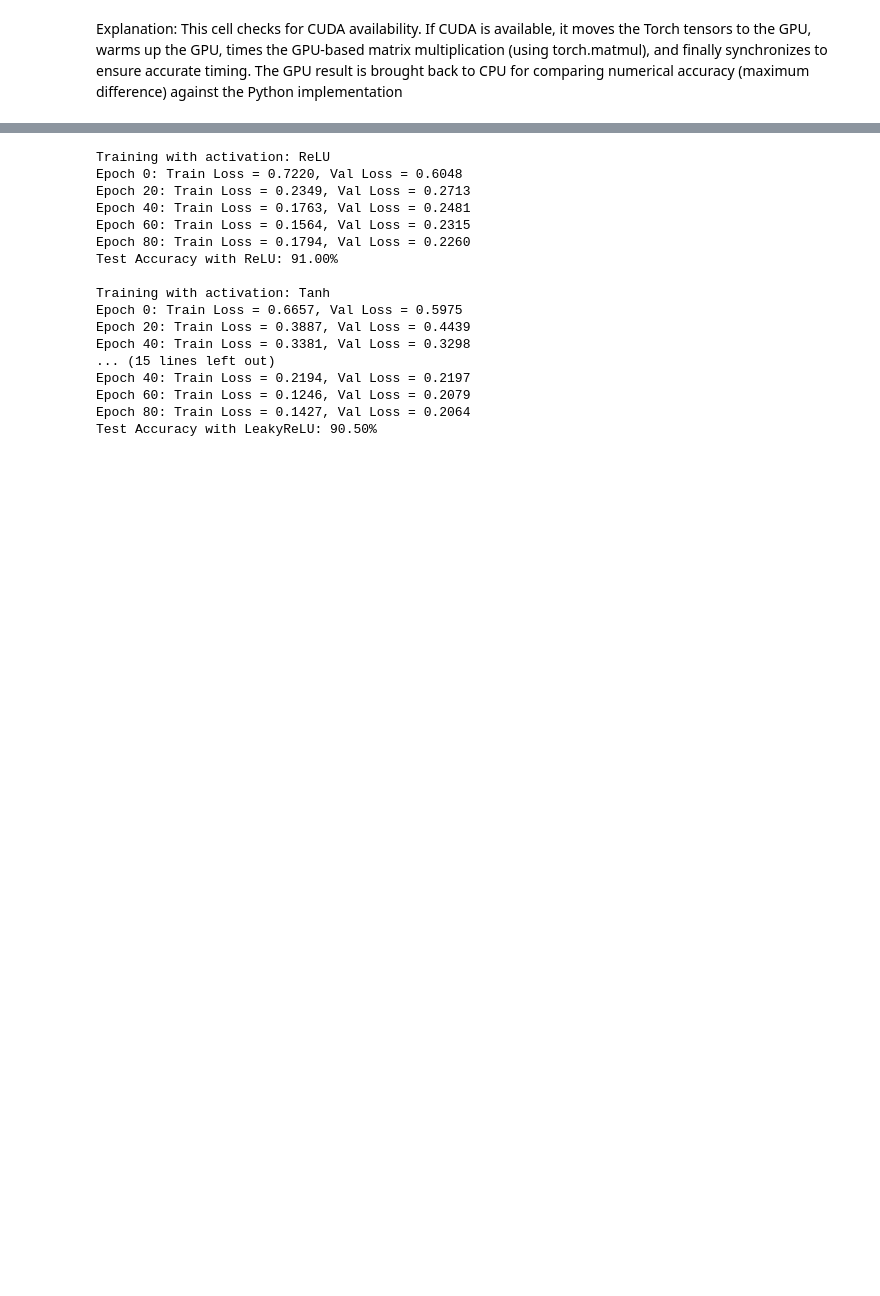
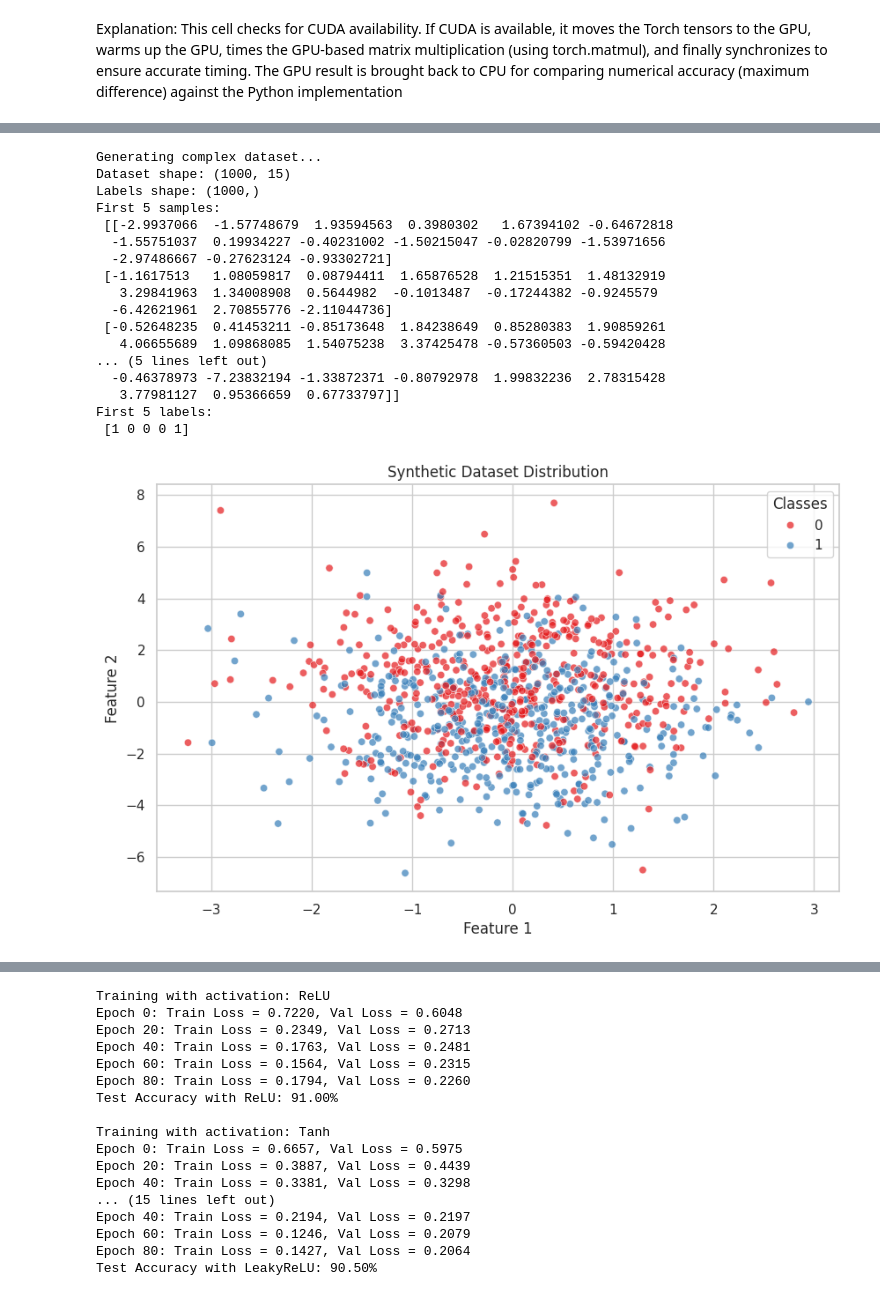
Before and after one commit to OrestisMakris/ACM-Upatras-SIG-ML, a Jupyter notebook: FeedForwardNN.ipynb, the cells around one changed output, grey strips where cells are left out. Saved outputs shown, nothing was run; the diff lists cells and outputs as text; code cells hidden in the pictures; blank space fills up the shorter version.

```diff
--- a/FeedForwardNN.ipynb
+++ b/FeedForwardNN.ipynb
@@ -232,6 +269,43 @@ def generate_complex_dataset(n_samples=1000, n_features=15, n_classes=2,
         **kwargs
     )
     return X, y
+# %%
+print("Generating complex dataset...")
+X, y = generate_complex_dataset(n_samples=1000, n_features=15, n_classes=2, class_separation=0.8)
+
+#print the dataset and the shapes
+print("Dataset shape:", X.shape)
+print("Labels shape:", y.shape)
+print("First 5 samples:\n", X[:5])
+print("First 5 labels:\n", y[:5])
+# Visualize the dataset distribution 3d
+sns.set(style="whitegrid")
+plt.figure(figsize=(10, 6))
+sns.scatterplot(x=X[:, 0], y=X[:, 1], hue=y, palette="Set1", alpha=0.7)
+plt.title("Synthetic Dataset Distribution")
+plt.xlabel("Feature 1")
+plt.ylabel("Feature 2")
+plt.legend(title="Classes")
+plt.show()
+# %% [output]
+Generating complex dataset...
+Dataset shape: (1000, 15)
+Labels shape: (1000,)
+First 5 samples:
+ [[-2.9937066  -1.57748679  1.93594563  0.3980302   1.67394102 -0.64672818
+  -1.55751037  0.19934227 -0.40231002 -1.50215047 -0.02820799 -1.53971656
+  -2.97486667 -0.27623124 -0.93302721]
+ [-1.1617513   1.08059817  0.08794411  1.65876528  1.21515351  1.48132919
+   3.29841963  1.34008908  0.5644982  -0.1013487  -0.17244382 -0.9245579
+  -6.42621961  2.70855776 -2.11044736]
+ [-0.52648235  0.41453211 -0.85173648  1.84238649  0.85280383  1.90859261
+   4.06655689  1.09868085  1.54075238  3.37425478 -0.57360503 -0.59420428
+... (5 lines left out)
+  -0.46378973 -7.23832194 -1.33872371 -0.80792978  1.99832236  2.78315428
+   3.77981127  0.95366659  0.67733797]]
+First 5 labels:
+ [1 0 0 0 1]
+[figure, added]
 # %%
 def visualize_dataset(X, y):
     """
```
Also changed, not shown: parts of 7 cells of this notebook, 1 other file.
